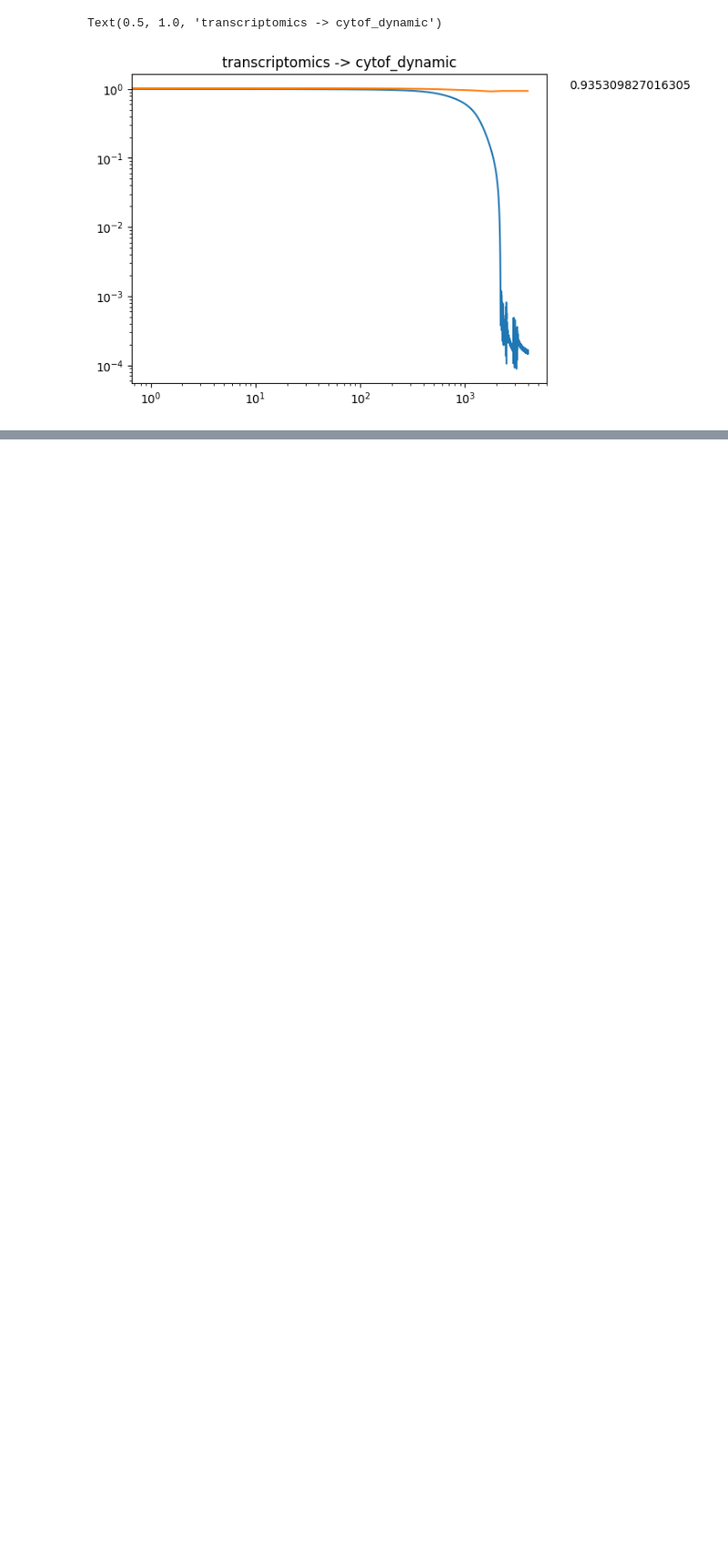
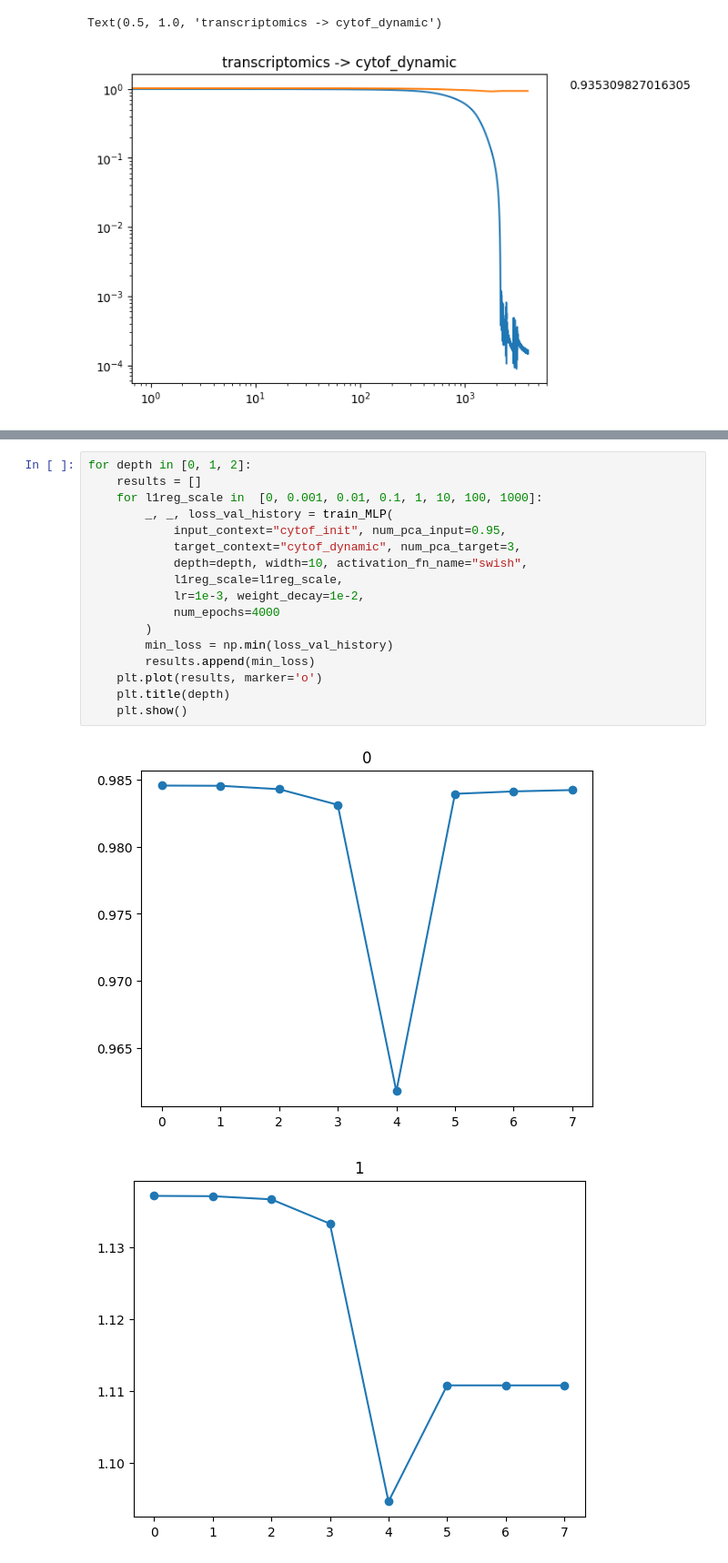
Before and after one commit to frohlich-lab/DeepMechanisticModels, a Jupyter notebook: pca_experiments/regress_PCA_cytof_dynamic.ipynb, the cells around one changed output, grey strips where cells are left out. Shown at 91% size. Drawn from its saved outputs; the diff is of its cells as text; blank space fills up the shorter version.

```diff
--- a/pca_experiments/regress_PCA_cytof_dynamic.ipynb
+++ b/pca_experiments/regress_PCA_cytof_dynamic.ipynb
@@ -400,0 +423,20 @@ Text(0.5, 1.0, 'cytof_dynamic -> cytof_dynamic')
+# %%
+for depth in [0, 1, 2]:
+    results = []
+    for l1reg_scale in  [0, 0.001, 0.01, 0.1, 1, 10, 100, 1000]:
+        _, _, loss_val_history = train_MLP(
+            input_context="cytof_init", num_pca_input=0.95,
+            target_context="cytof_dynamic", num_pca_target=3,
+            depth=depth, width=10, activation_fn_name="swish",
+            l1reg_scale=l1reg_scale,
+            lr=1e-3, weight_decay=1e-2,
+            num_epochs=4000
+        )
+        min_loss = np.min(loss_val_history)
+        results.append(min_loss)
+    plt.plot(results, marker='o')
+    plt.title(depth)
+    plt.show()
+# %% [output]
+[figure, added]
+[figure, added]
```
Also changed, not shown: parts of 7 cells of this notebook, 1 other file.
